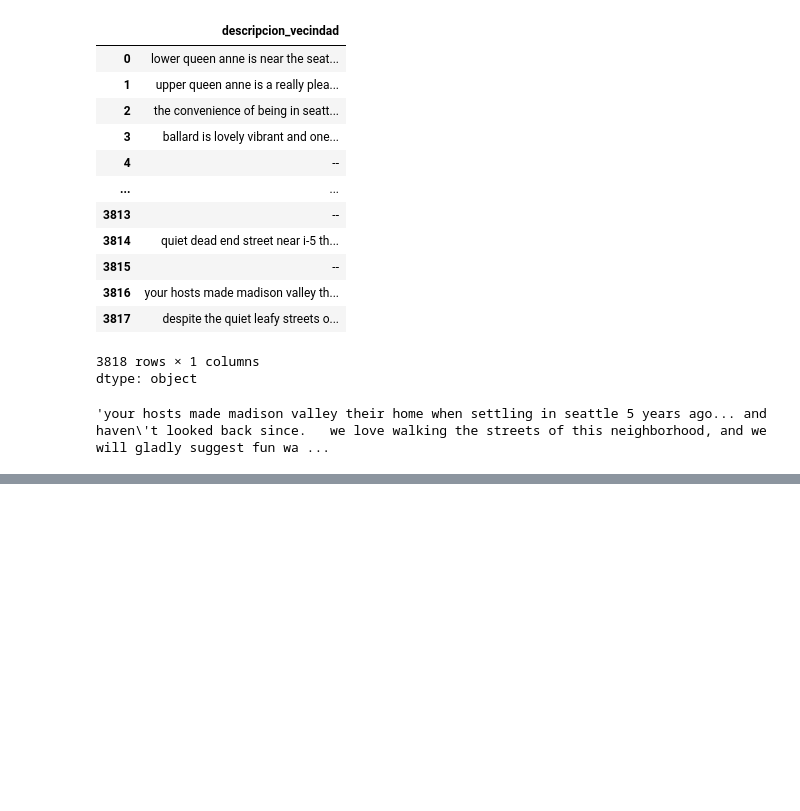
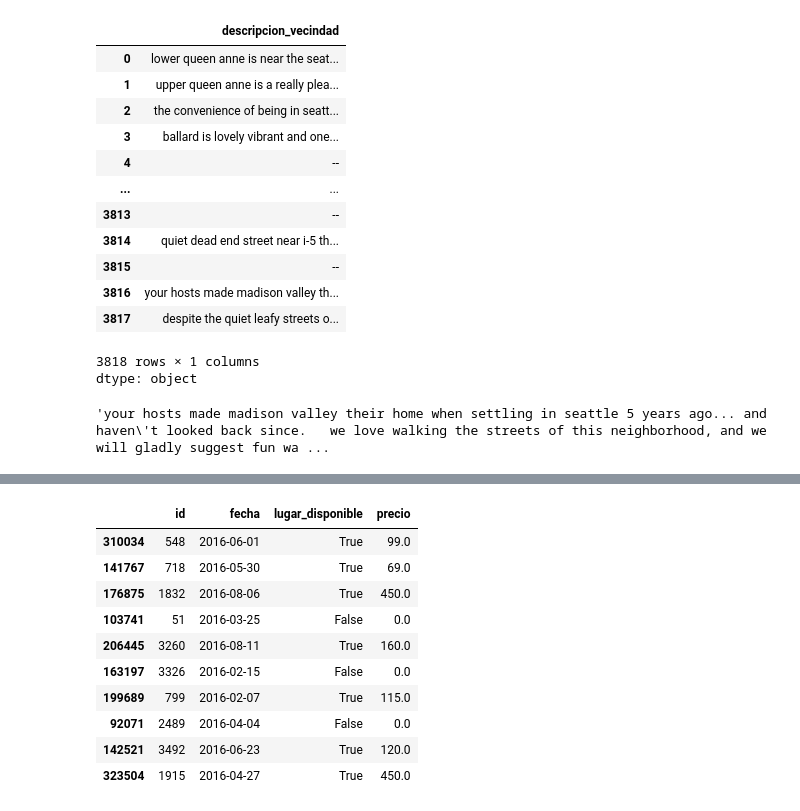
Before and after one commit to vanessa-oreza/python, a Jupyter notebook: Pandas_Tratamiento_Manipulacion_Datos.ipynb, the cells around one changed output, grey strips where cells are left out. Cells and saved outputs as stored; diff of their text form; code cells hidden in the pictures; blank space fills up the shorter version.

```diff
--- a/Pandas_Tratamiento_Manipulacion_Datos.ipynb
+++ b/Pandas_Tratamiento_Manipulacion_Datos.ipynb
@@ -470,0 +557,2 @@ datos.head()
+# %%
+data['fecha']=pd.to_datetime(data['fecha'])
@@ -470,0 +592,20 @@ datos.head()
+# %%
+data['precio'].fillna('0.0',inplace=True)
+# %%
+data['precio']=data['precio'].apply(lambda x: x.replace('$','').replace(',',''))
+# %%
+data['precio']=data['precio'].astype(np.float64)
+# %%
+data.sample(10)
+# %% [output]
+|  | id | fecha | lugar_disponible | precio |
+| 310034 | 548 | 2016-06-01 | True | 99.0 |
+| 141767 | 718 | 2016-05-30 | True | 69.0 |
+| 176875 | 1832 | 2016-08-06 | True | 450.0 |
+| 103741 | 51 | 2016-03-25 | False | 0.0 |
+| 206445 | 3260 | 2016-08-11 | True | 160.0 |
+| 163197 | 3326 | 2016-02-15 | False | 0.0 |
+| 199689 | 799 | 2016-02-07 | True | 115.0 |
+| 92071 | 2489 | 2016-04-04 | False | 0.0 |
+| 142521 | 3492 | 2016-06-23 | True | 120.0 |
+| 323504 | 1915 | 2016-04-27 | True | 450.0 |
```
Also changed, not shown: parts of 15 cells of this notebook.
